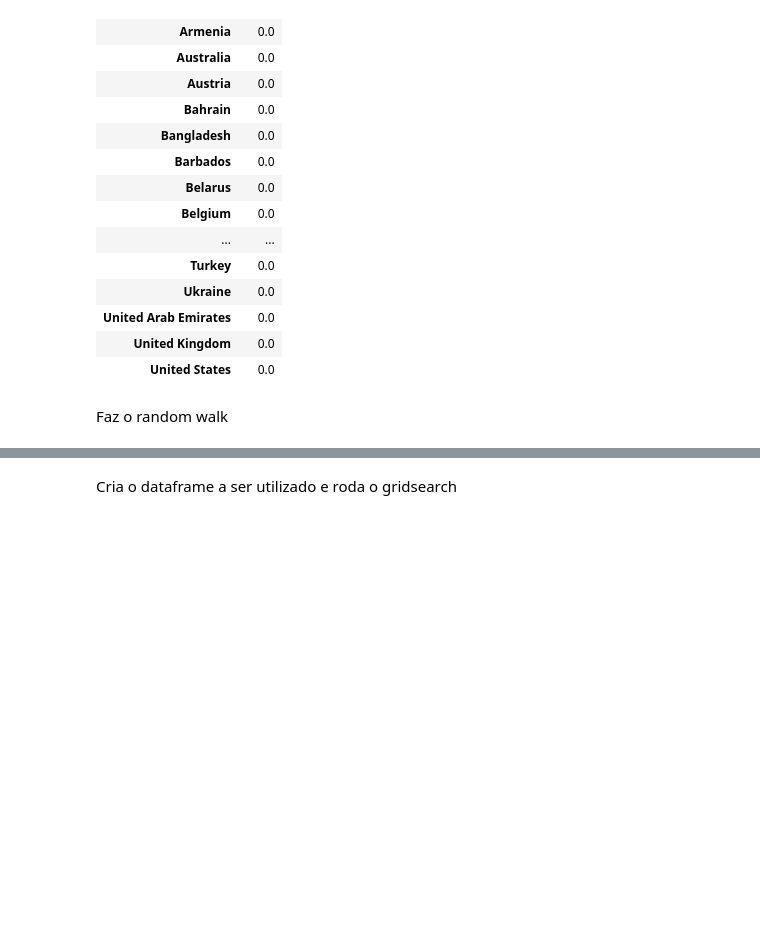
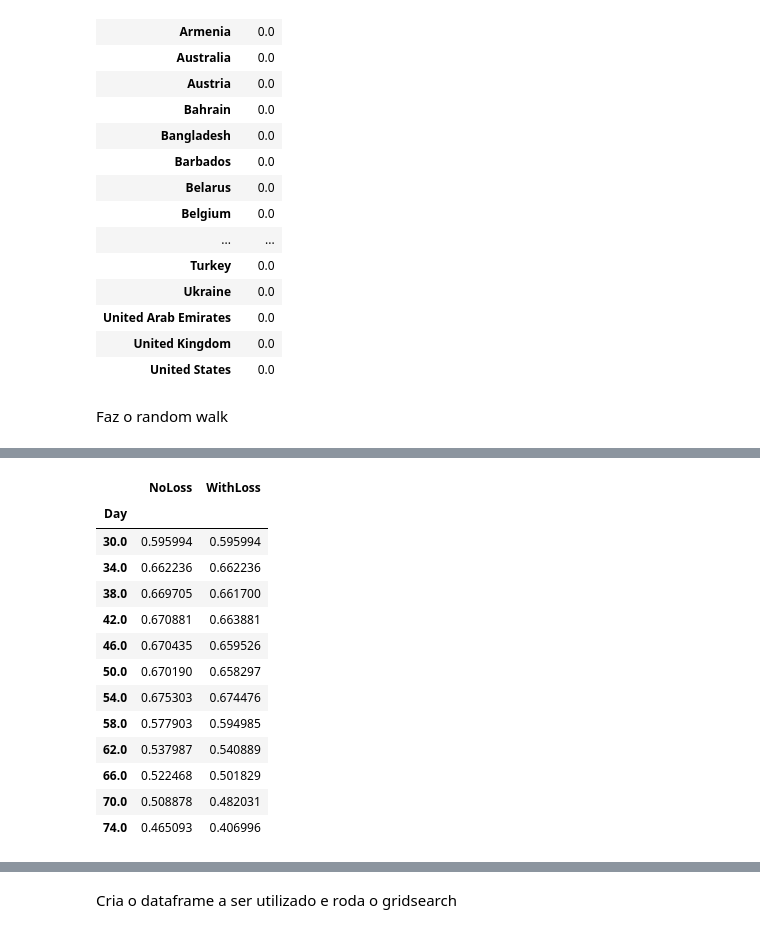
Before and after one commit to paulagiovanna/IC---Covid19-Random-Walk, a Jupyter notebook: random_walk_celso.ipynb, the cells around one changed output, grey strips where cells are left out. Saved outputs shown, nothing was run; the diff lists cells and outputs as text; code cells hidden in the pictures; blank space fills up the shorter version.

```diff
--- a/random_walk_celso.ipynb
+++ b/random_walk_celso.ipynb
@@ -189,0 +211,17 @@ def model_spread2(r, p, use_loss=False, day=77):
+# %%
+df_model_corr
+# %% [output]
+|  | NoLoss | WithLoss |
+| Day |  |  |
+| 30.0 | 0.595994 | 0.595994 |
+| 34.0 | 0.662236 | 0.662236 |
+| 38.0 | 0.669705 | 0.661700 |
+| 42.0 | 0.670881 | 0.663881 |
+| 46.0 | 0.670435 | 0.659526 |
+| 50.0 | 0.670190 | 0.658297 |
+| 54.0 | 0.675303 | 0.674476 |
+| 58.0 | 0.577903 | 0.594985 |
+| 62.0 | 0.537987 | 0.540889 |
+| 66.0 | 0.522468 | 0.501829 |
+| 70.0 | 0.508878 | 0.482031 |
+| 74.0 | 0.465093 | 0.406996 |
```
Also changed, not shown: parts of 17 cells of this notebook, 1 other file.
